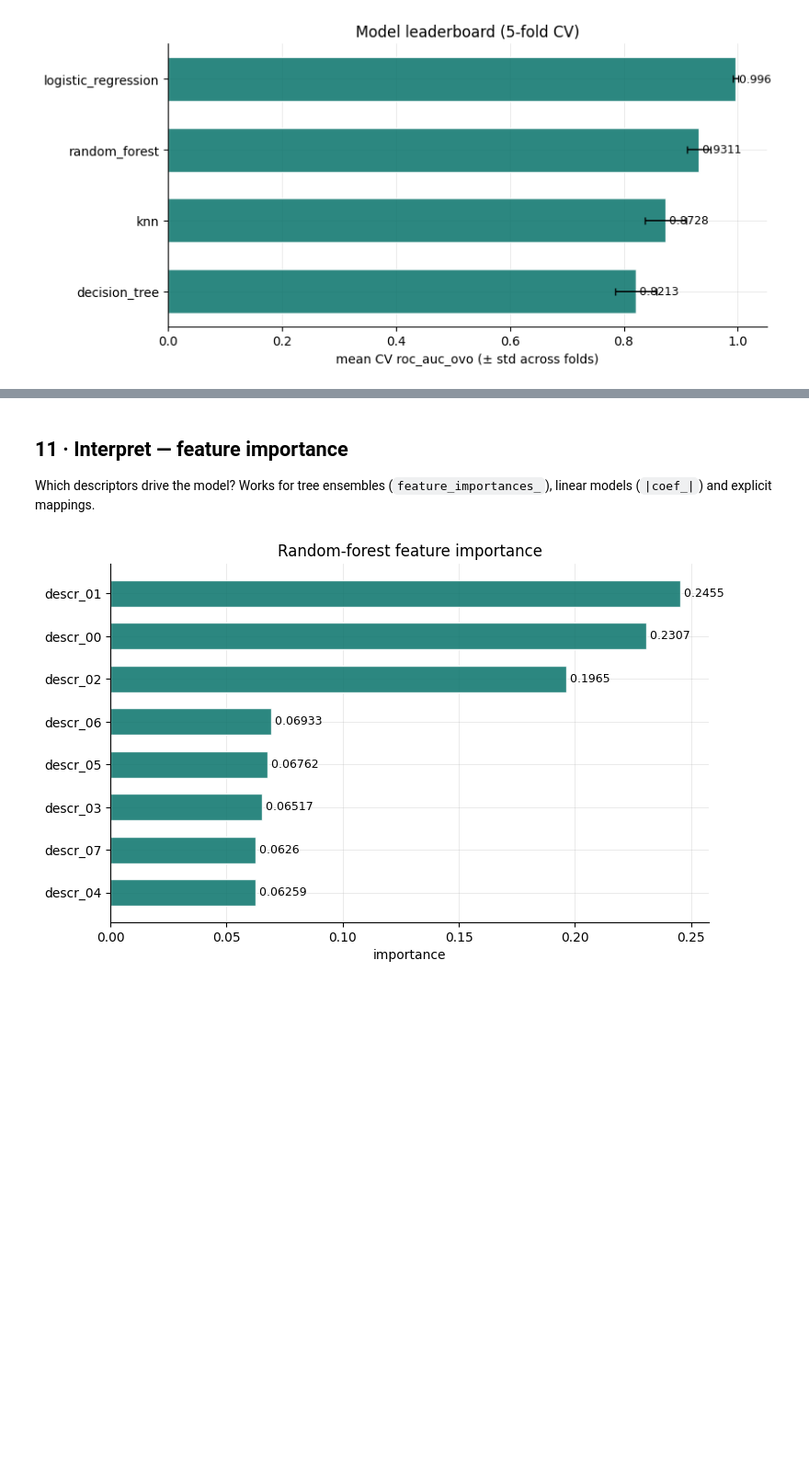
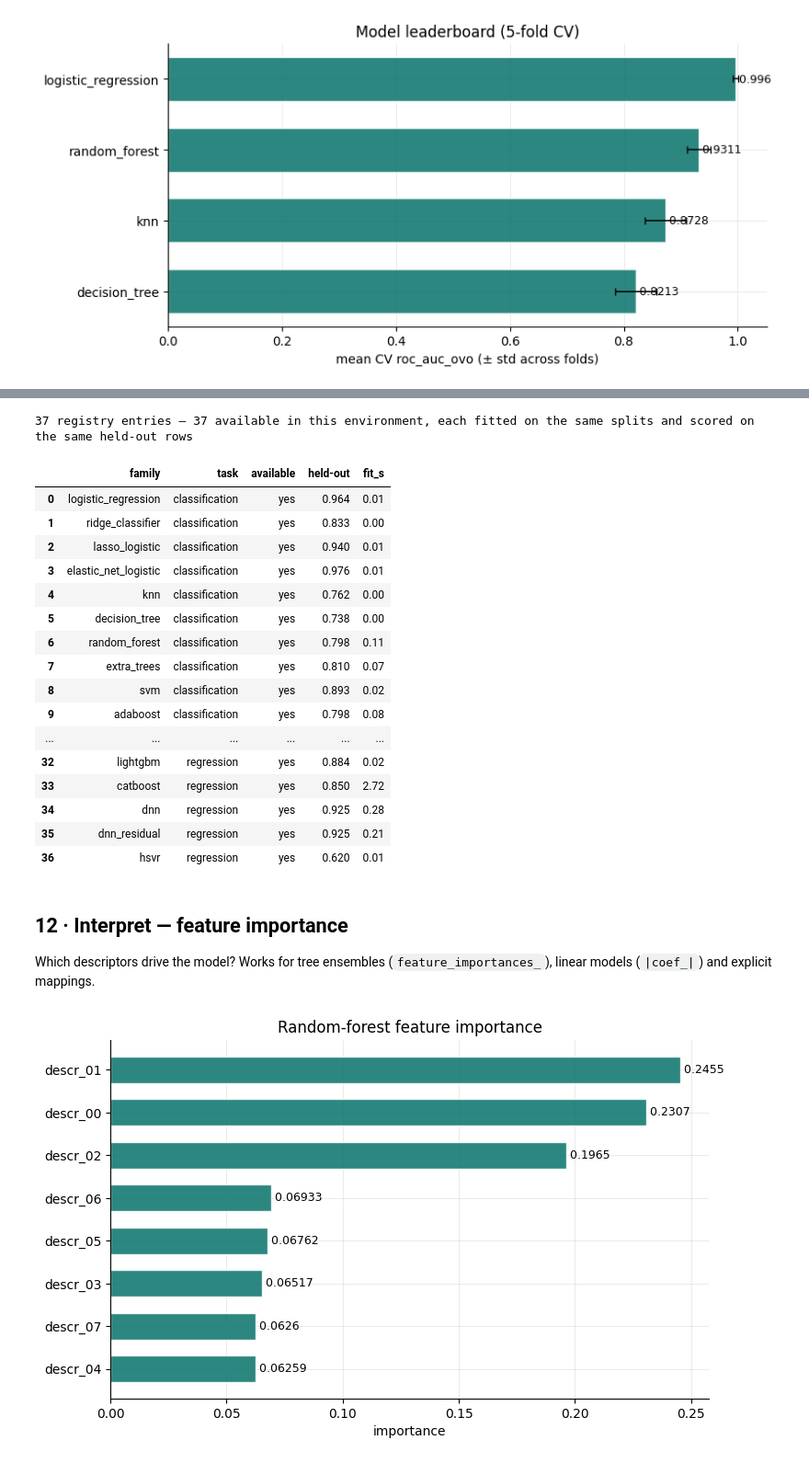
Before and after one commit to MrMMA2004/pharma-ml-toolkit, a Jupyter notebook: pharma-ml-toolkit/examples/complete_ml_workflow.ipynb, the cells around one changed output, grey strips where cells are left out. Shown at 92% size. Saved outputs shown, nothing was run; the diff lists cells and outputs as text; code cells hidden in the pictures; blank space fills up the shorter version.

Commit message:
toolkit+web(ml): 100x-101 — the data-leakage audit (rar's 28 leaky files documented, 4 no-leak guards, web mirror de-leaked, xgboost string labels, registry tour §11, build-machine-clean ZIP)

```diff
--- a/pharma-ml-toolkit/examples/complete_ml_workflow.ipynb
+++ b/pharma-ml-toolkit/examples/complete_ml_workflow.ipynb
@@ -564,5 +587,58 @@ fig_leaderboard = plot_model_comparison(leaderboard, title="Model leaderboard (5
+# %%
+from pharmaml.ml.models import list_models
+from pharmaml.ml import evaluate_model
+
+# One tour, every family: list_models() walks the registry itself, so
+# this cell never needs editing when a family joins (extra_trees at
+# 1.2.41, gradient_boosting at 1.2.42, pls at 1.2.43 ...).
+tour_rows = []
+for task, X_tr, X_te, y_tr, y_te in (
+    ("classification", X_train, X_test, y_train, y_test),
+    ("regression", rX_tr, rX_te, ry_tr, ry_te),
+):
+    for entry in list_models(task, only_available=False):
+        name = entry["name"]
+        if not entry["available"]:
+            tour_rows.append(
+                {"family": name, "task": task,
+                 "available": f"no ({entry['requires']} not installed)"}
+            )
+            continue
+        tour_result = train_model(name, task, X_tr, y_tr, tune=False)
+        tour_report = evaluate_model(tour_result.model, X_te, y_te, task)
+        score = tour_report.accuracy if task == "classification" else tour_report.r2
+        tour_rows.append(
+            {"family": name, "task": task, "available": "yes",
+             "held-out": f"{score:.3f}", "fit_s": round(tour_result.fit_seconds, 2)}
+        )
+
+registry_tour = pd.DataFrame(tour_rows)
+n_ok = int((registry_tour["available"] == "yes").sum())
+print(f"{len(registry_tour)} registry entries — {n_ok} available in this "
+      f"environment, each fitted on the same splits and scored on the "
+      f"same held-out rows")
+registry_tour
+# %% [output]
+37 registry entries — 37 available in this environment, each fitted on the same splits and scored on the same held-out rows
+|  | family | task | available | held-out | fit_s |
+| 0 | logistic_regression | classification | yes | 0.964 | 0.01 |
+| 1 | ridge_classifier | classification | yes | 0.833 | 0.00 |
+| 2 | lasso_logistic | classification | yes | 0.940 | 0.01 |
+| 3 | elastic_net_logistic | classification | yes | 0.976 | 0.01 |
+| 4 | knn | classification | yes | 0.762 | 0.00 |
+| 5 | decision_tree | classification | yes | 0.738 | 0.00 |
+| 6 | random_forest | classification | yes | 0.798 | 0.11 |
+| 7 | extra_trees | classification | yes | 0.810 | 0.07 |
+| 8 | svm | classification | yes | 0.893 | 0.02 |
+| 9 | adaboost | classification | yes | 0.798 | 0.08 |
+| ... | ... | ... | ... | ... | ... |
+| 32 | lightgbm | regression | yes | 0.884 | 0.02 |
+| 33 | catboost | regression | yes | 0.850 | 2.72 |
+| 34 | dnn | regression | yes | 0.925 | 0.28 |
+| 35 | dnn_residual | regression | yes | 0.925 | 0.21 |
+| 36 | hsvr | regression | yes | 0.620 | 0.01 |
 # %% [markdown]
-## 11 · Interpret — feature importance
+## 12 · Interpret — feature importance
 
 Which descriptors drive the model? Works for tree ensembles
 (`feature_importances_`), linear models (`|coef_|`) and explicit mappings.
```
Also changed, not shown: parts of 10 cells of this notebook, 52 other files.
